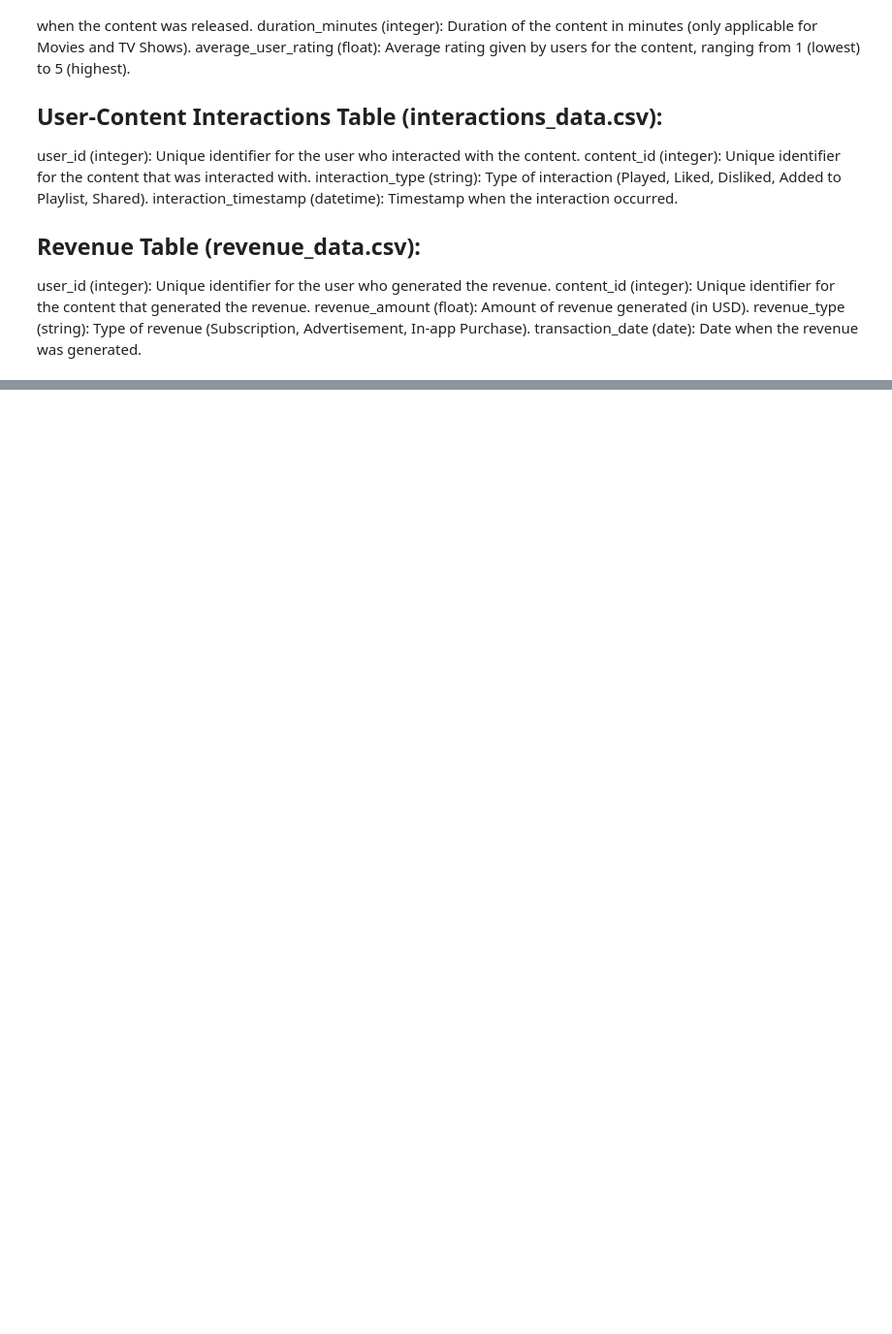
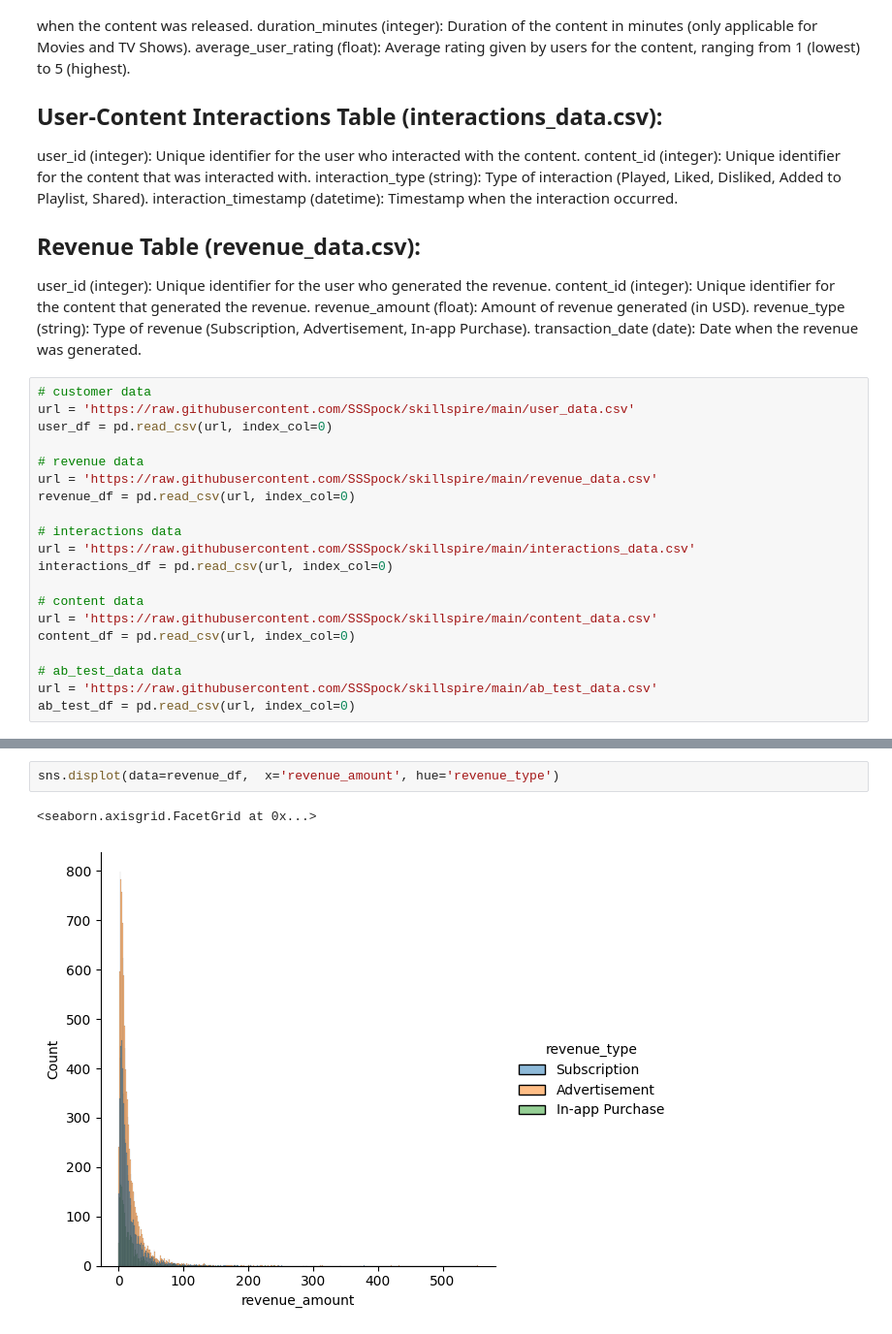
Before and after one commit to SSSpock/skillspire, a Jupyter notebook: casestudy_2ipynb.ipynb, the cells around one changed output, grey strips where cells are left out. Shown: that part at 97% size. Cells and saved outputs as stored; diff of their text form; blank space fills up the shorter version.

```diff
--- a/casestudy_2ipynb.ipynb
+++ b/casestudy_2ipynb.ipynb
@@ -258,3 +277,23 @@ content_id (integer): Unique identifier for the content that generated the reven
 revenue_amount (float): Amount of revenue generated (in USD).
 revenue_type (string): Type of revenue (Subscription, Advertisement, In-app Purchase).
 transaction_date (date): Date when the revenue was generated.
+# %%
+# customer data
+url = 'https://raw.githubusercontent.com/SSSpock/skillspire/main/user_data.csv'
+user_df = pd.read_csv(url, index_col=0)
+
+# revenue data
+url = 'https://raw.githubusercontent.com/SSSpock/skillspire/main/revenue_data.csv'
+revenue_df = pd.read_csv(url, index_col=0)
+
+# interactions data
+url = 'https://raw.githubusercontent.com/SSSpock/skillspire/main/interactions_data.csv'
+interactions_df = pd.read_csv(url, index_col=0)
+
+# content data
+url = 'https://raw.githubusercontent.com/SSSpock/skillspire/main/content_data.csv'
+content_df = pd.read_csv(url, index_col=0)
+
+# ab_test_data data
+url = 'https://raw.githubusercontent.com/SSSpock/skillspire/main/ab_test_data.csv'
+ab_test_df = pd.read_csv(url, index_col=0)
@@ -265,2 +335,7 @@ revenue_df
+# %%
+sns.displot(data=revenue_df,  x='revenue_amount', hue='revenue_type')
+# %% [output]
+<seaborn.axisgrid.FacetGrid at 0x...>
+[figure, added]
 # %%
 interactions_df
```
Also changed, not shown: parts of 9 cells of this notebook.
